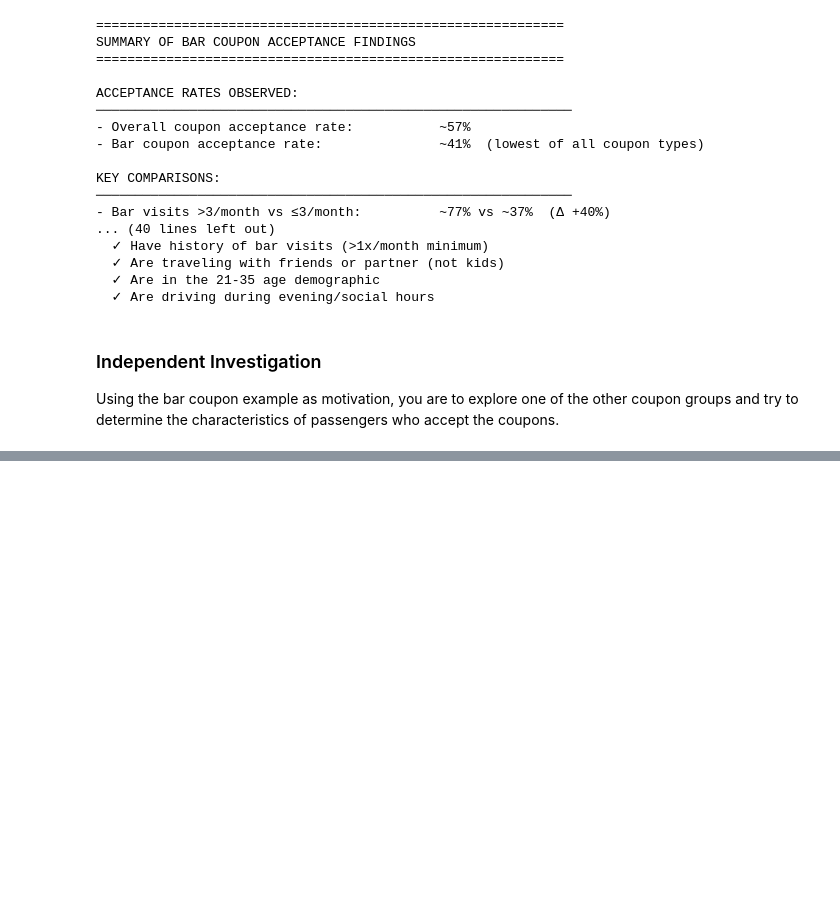
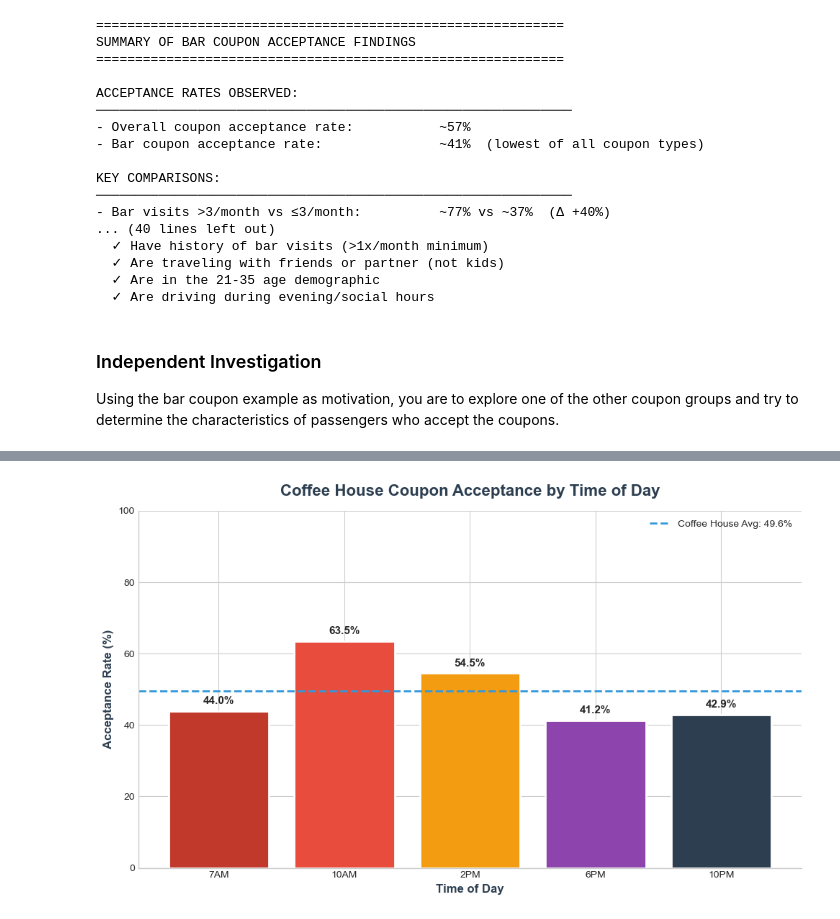
Before and after one commit to roboyak/coupon-acceptance-analysis, a Jupyter notebook: coupon_analysis.ipynb, the cells around one changed output, grey strips where cells are left out. Drawn from its saved outputs; the diff is of its cells as text; code cells hidden in the pictures; blank space fills up the shorter version.

Commit message:
final cleanup

```diff
--- a/coupon_analysis.ipynb
+++ b/coupon_analysis.ipynb
@@ -948,0 +992,17 @@ Using the bar coupon example as motivation, you are to explore one of the other
+# %%
+# Create DataFrame with only Coffee House coupons
+print("=" * 60)
+print("FILTERING: COFFEE HOUSE COUPONS ONLY")
+print("=" * 60)
+
+coffee_coupons = data_clean[data_clean['coupon'] == 'Coffee House'].copy()
+
+print(f"Original dataset rows: {len(data_clean)}")
+print(f"Coffee House coupon rows: {len(coffee_coupons)}")
+print(f"Percentage of total: {len(coffee_coupons) / len(data_clean) * 100:.1f}%")
+
+# Quick look at the data
+print("\n" + "=" * 60)
+print("COFFEE HOUSE COUPONS - FIRST 5 ROWS")
+print("=" * 60)
+coffee_coupons.head()
@@ -948,0 +1069,50 @@ Using the bar coupon example as motivation, you are to explore one of the other
+# %%
+# Does time of day matter for coffee coupons?
+print("=" * 60)
+print("ACCEPTANCE RATE BY TIME OF DAY")
+print("=" * 60)
+
+time_acceptance = coffee_coupons.groupby('time')['Y'].agg(['sum', 'count', 'mean'])
+time_acceptance.columns = ['Accepted', 'Total', 'Acceptance_Rate']
+time_acceptance['Acceptance_Rate'] = (time_acceptance['Acceptance_Rate'] * 100).round(1)
+time_acceptance = time_acceptance.sort_values('Acceptance_Rate', ascending=False)
+print(time_acceptance)
+
+# Visualize it - PRO STYLE
+print("\n" + "=" * 60)
+print("VISUALIZATION: ACCEPTANCE BY TIME OF DAY")
+print("=" * 60)
+
+plt.style.use('seaborn-v0_8-whitegrid')
+fig, ax = plt.subplots(figsize=(10, 6))
+
+# Sort by time order for logical display
+time_order = ['7AM', '10AM', '2PM', '6PM', '10PM']
+time_data = time_acceptance.reindex(time_order)
+
+colors = ['#C0392B', '#E74C3C', '#F39C12', '#8E44AD', '#2C3E50']
+bars = ax.bar(time_data.index, time_data['Acceptance_Rate'],
+              color=colors, edgecolor='white', linewidth=2)
+
+ax.set_title('Coffee House Coupon Acceptance by Time of Day',
+             fontsize=16, fontweight='bold', color='#2C3E50', pad=15)
+ax.set_xlabel('Time of Day', fontsize=12, fontweight='bold', color='#2C3E50')
+ax.set_ylabel('Acceptance Rate (%)', fontsize=12, fontweight='bold', color='#2C3E50')
+ax.set_ylim(0, 100)
+
+# Add percentage labels
+for bar, rate in zip(bars, time_data['Acceptance_Rate']):
+    ax.text(bar.get_x() + bar.get_width()/2, bar.get_height() + 2,
+            f'{rate}%', ha='center', fontweight='bold', fontsize=11)
+
+# Add overall coffee rate reference line
+ax.axhline(y=coffee_rate, color='#3498DB', linestyle='--', linewidth=2,
+           label=f'Coffee House Avg: {coffee_rate:.1f}%')
+ax.legend(fontsize=10)
+
+ax.spines['top'].set_visible(False)
+ax.spines['right'].set_visible(False)
+
+plt.tight_layout()
+plt.show()
+# %% [output]
@@ -948,0 +1133 @@ Using the bar coupon example as motivation, you are to explore one of the other
+[figure, added]
```
Also changed, not shown: parts of 9 cells of this notebook.
